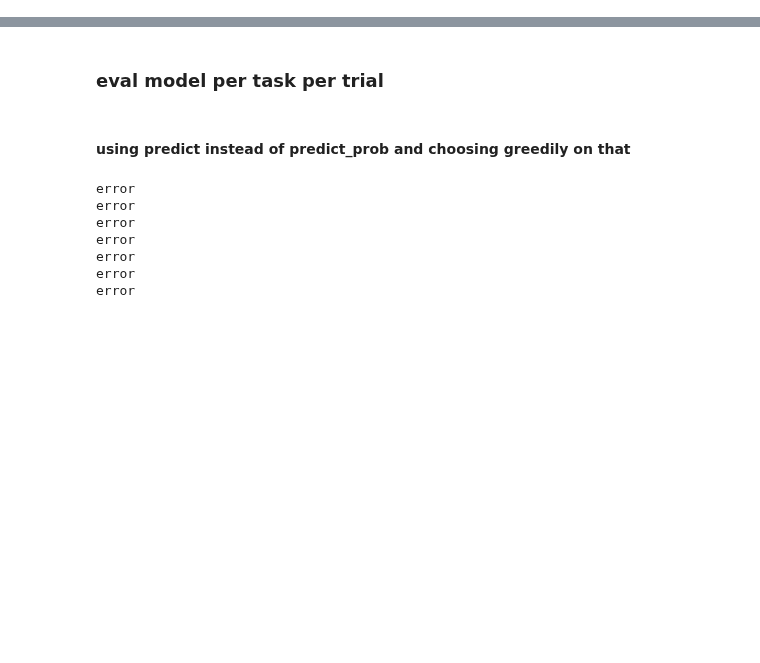
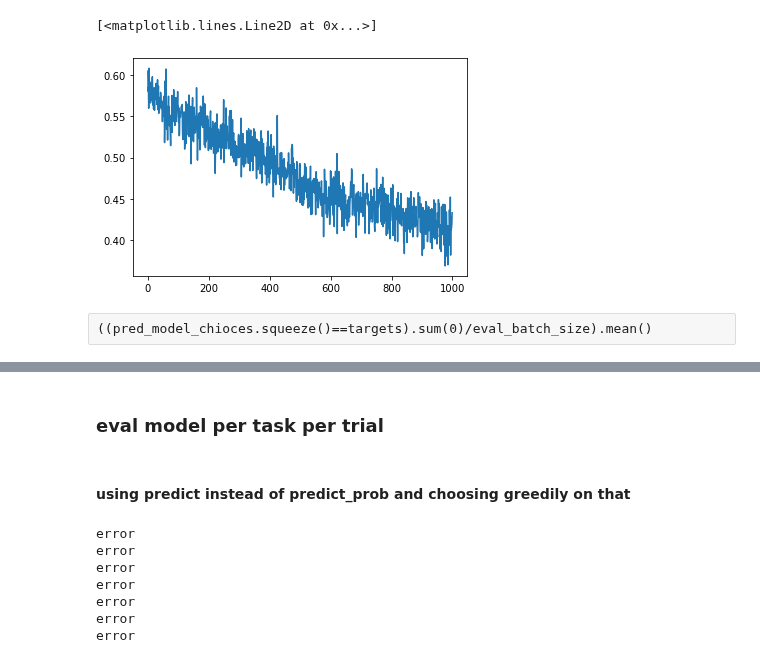
Before and after one commit to akjagadish/vanilla-llama, a Jupyter notebook: categorisation/notebooks/train.ipynb, the cells around one changed output, grey strips where cells are left out. Saved outputs shown, nothing was run; the diff lists cells and outputs as text; code cells hidden in the pictures; blank space fills up the shorter version.

```diff
--- a/categorisation/notebooks/train.ipynb
+++ b/categorisation/notebooks/train.ipynb
@@ -22,0 +55,5 @@ FONTSIZE=20
+# %%
+plt.plot(losses)
+# %% [output]
+[<matplotlib.lines.Line2D at 0x...>]
+[figure, added]
@@ -22,0 +75,2 @@ FONTSIZE=20
+# %% [raw]
+((pred_model_chioces.squeeze()==targets).sum(0)/eval_batch_size).mean()
```
Also changed, not shown: parts of 33 cells of this notebook.
